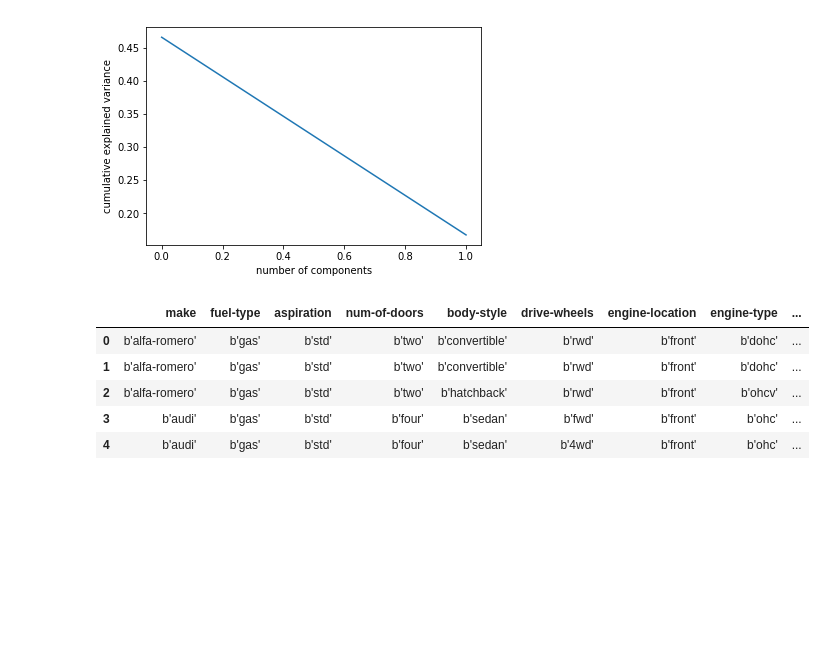
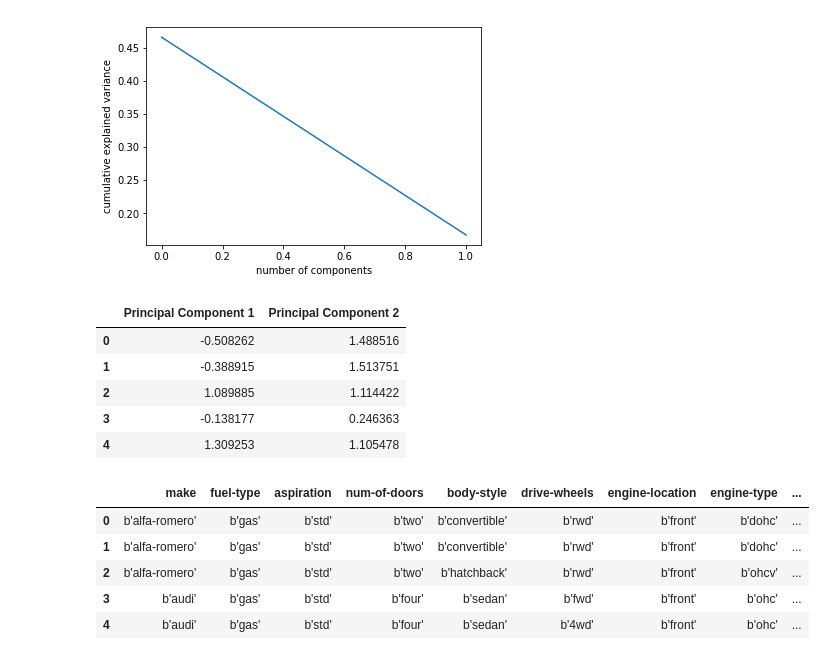
Before and after one commit to serrodcal-data-scientist/dataLab1, a Jupyter notebook: EDA.ipynb, the cells around one changed output. Cells and saved outputs as stored; diff of their text form; code cells hidden in the pictures; blank space fills up the shorter version.

```diff
--- a/EDA.ipynb
+++ b/EDA.ipynb
@@ -191,10 +191,20 @@ def cumulative_explained_variance(pca):
     plt.show()
 # %%
 pca = PCA(n_components=2)
-principal_components = pca.fit_transform(x)
+principal_components = pca.fit_transform(sc_num_df)
 cumulative_explained_variance(pca)
+principal_components_df = pd.DataFrame(data = principal_components, columns = ['Principal Component 1', 'Principal Component 2'])
 # %% [output]
 [figure]
+# %%
+principal_components_df.head()
+# %% [output]
+|  | Principal Component 1 | Principal Component 2 |
+| 0 | -0.508262 | 1.488516 |
+| 1 | -0.388915 | 1.513751 |
+| 2 | 1.089885 | 1.114422 |
+| 3 | -0.138177 | 0.246363 |
+| 4 | 1.309253 | 1.105478 |
 # %%
 cat_df_onehot = cat_df.copy()
 cat_df_onehot = pd.get_dummies(cat_df_onehot, columns=['fuel-system'], prefix = ['fuel-system'])
```
Also changed, not shown: parts of 2 cells of this notebook.
